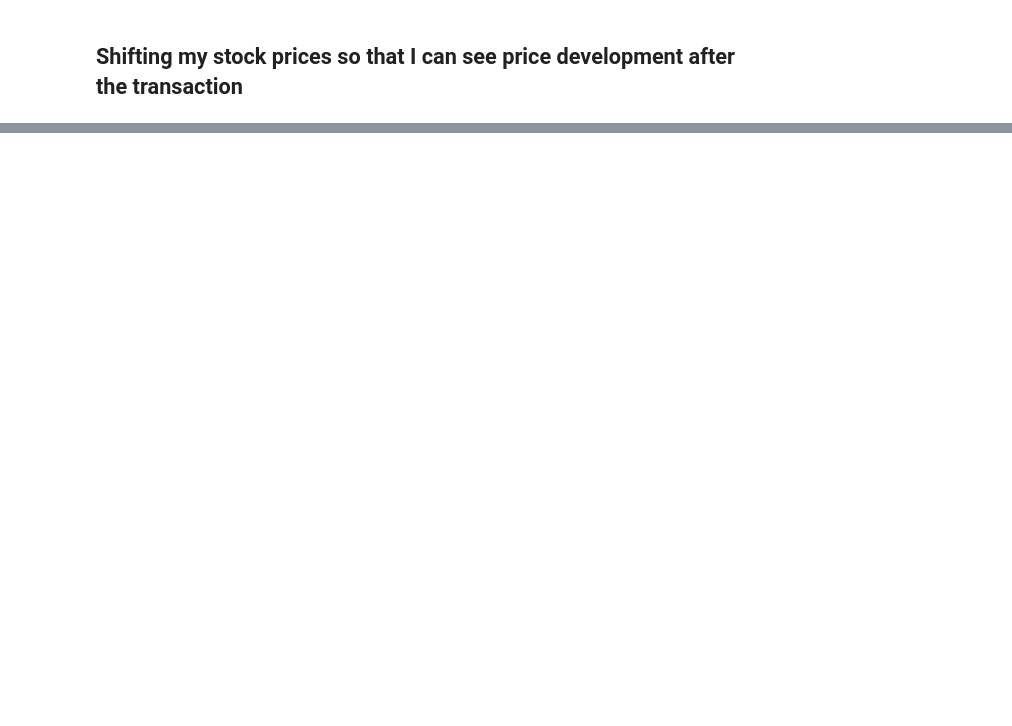
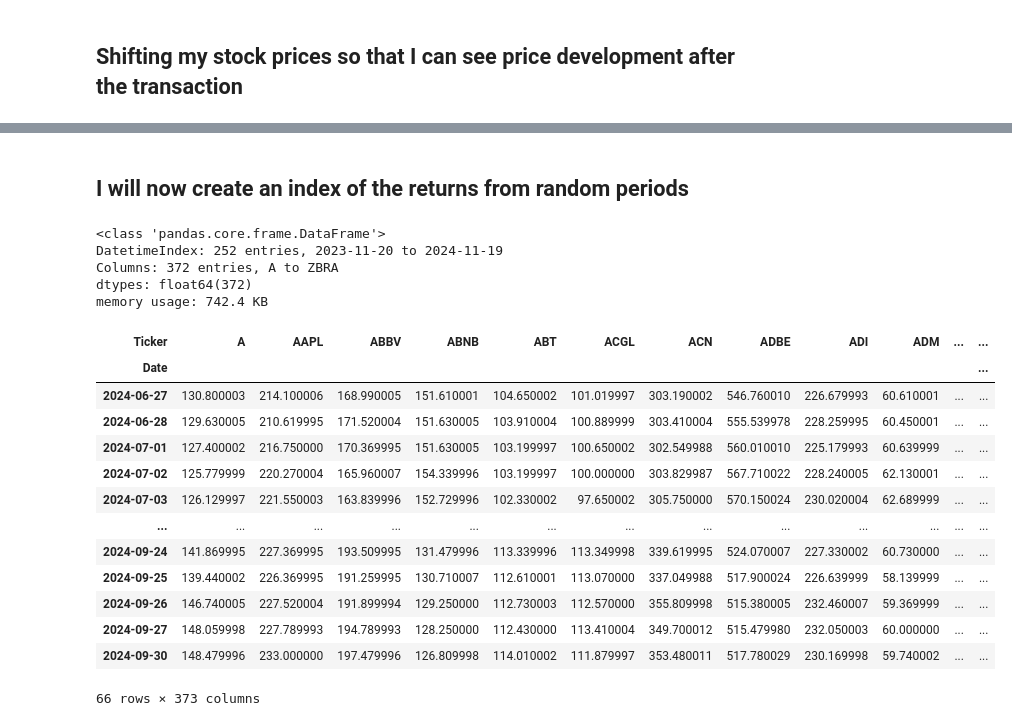
Before and after one commit to MarianaSwe/Insider_transactions, a Jupyter notebook: insiders_transactions.ipynb, the cells around one changed output, grey strips where cells are left out. Saved outputs shown, nothing was run; the diff lists cells and outputs as text; code cells hidden in the pictures; blank space fills up the shorter version.

```diff
--- a/insiders_transactions.ipynb
+++ b/insiders_transactions.ipynb
@@ -237,4 +232,6 @@ data_5=data.shift(periods=-5)
 # %%
 #do the same using a pivot table so that i can pull out the sum TRANS_SHARE and avg TRANS_PRICEPERSHARE
 
-piv_table=pd.pivot_table(combo,index=['TRANS_DATE','ISSUERTRADINGSYMBOL'],aggfunc={'TRANS_SHARES':np.sum,'value_transacted':np.sum})
+piv_table_sells=pd.pivot_table(combo_sells,index=['TRANS_DATE','ISSUERTRADINGSYMBOL'],aggfunc={'TRANS_SHARES':np.sum,'value_transacted':np.sum})
+piv_table_buys=pd.pivot_table(combo_buys,index=['TRANS_DATE','ISSUERTRADINGSYMBOL'],aggfunc={'TRANS_SHARES':np.sum,'value_transacted':np.sum})
+piv_table_buys.info()
@@ -240,0 +248,5 @@ piv_table=pd.pivot_table(combo,index=['TRANS_DATE','ISSUERTRADINGSYMBOL'],aggfun
+# %%
+#add column in to tell direction of trade
+piv_table_sells['direction']="S"
+piv_table_buys['direction']="P"
+piv_table_sells.info()
@@ -240,0 +264,4 @@ piv_table=pd.pivot_table(combo,index=['TRANS_DATE','ISSUERTRADINGSYMBOL'],aggfun
+# %%
+#join the data again
+piv_table=pd.concat([piv_table_sells,piv_table_buys], axis=0)
+piv_table.info()
@@ -354,0 +413,2 @@ memory usage: 167.2+ KB
+# %% [markdown]
+## I will now create an index of the returns from random periods
@@ -354,0 +428,36 @@ memory usage: 167.2+ KB
+# %%
+#Set range for the random trade dates (max is 2024-09-30, min is  2024-06-27)
+piv_table_control['TRANS_DATE'].min()
+data_control.info()
+# %% [output]
+<class 'pandas.core.frame.DataFrame'>
+DatetimeIndex: 252 entries, 2023-11-20 to 2024-11-19
+Columns: 372 entries, A to ZBRA
+dtypes: float64(372)
+memory usage: 742.4 KB
+# %%
+#We will now make a new index that we can later reference
+
+data_control=data
+ref=-1
+for idx, row in data_control.iterrows():
+    ref=ref+1
+    data_control.loc[idx,"ref_num"]=ref
+# %%
+# we now know we need the ref numbers 151-217 (which is same as our iloc)
+data_control.loc['2024-06-27':'2024-09-30',:]
+# %% [output]
+| Ticker | A | AAPL | ABBV | ABNB | ABT | ACGL | ACN | ADBE | ADI | ADM | ... | ... |
+| Date |  |  |  |  |  |  |  |  |  |  |  | ... |
+| 2024-06-27 | 130.800003 | 214.100006 | 168.990005 | 151.610001 | 104.650002 | 101.019997 | 303.190002 | 546.760010 | 226.679993 | 60.610001 | ... | ... |
+| 2024-06-28 | 129.630005 | 210.619995 | 171.520004 | 151.630005 | 103.910004 | 100.889999 | 303.410004 | 555.539978 | 228.259995 | 60.450001 | ... | ... |
+| 2024-07-01 | 127.400002 | 216.750000 | 170.369995 | 151.630005 | 103.199997 | 100.650002 | 302.549988 | 560.010010 | 225.179993 | 60.639999 | ... | ... |
+| 2024-07-02 | 125.779999 | 220.270004 | 165.960007 | 154.339996 | 103.199997 | 100.000000 | 303.829987 | 567.710022 | 228.240005 | 62.130001 | ... | ... |
+| 2024-07-03 | 126.129997 | 221.550003 | 163.839996 | 152.729996 | 102.330002 | 97.650002 | 305.750000 | 570.150024 | 230.020004 | 62.689999 | ... | ... |
+| ... | ... | ... | ... | ... | ... | ... | ... | ... | ... | ... | ... | ... |
+| 2024-09-24 | 141.869995 | 227.369995 | 193.509995 | 131.479996 | 113.339996 | 113.349998 | 339.619995 | 524.070007 | 227.330002 | 60.730000 | ... | ... |
+| 2024-09-25 | 139.440002 | 226.369995 | 191.259995 | 130.710007 | 112.610001 | 113.070000 | 337.049988 | 517.900024 | 226.639999 | 58.139999 | ... | ... |
+| 2024-09-26 | 146.740005 | 227.520004 | 191.899994 | 129.250000 | 112.730003 | 112.570000 | 355.809998 | 515.380005 | 232.460007 | 59.369999 | ... | ... |
+| 2024-09-27 | 148.059998 | 227.789993 | 194.789993 | 128.250000 | 112.430000 | 113.410004 | 349.700012 | 515.479980 | 232.050003 | 60.000000 | ... | ... |
+| 2024-09-30 | 148.479996 | 233.000000 | 197.479996 | 126.809998 | 114.010002 | 111.879997 | 353.480011 | 517.780029 | 230.169998 | 59.740002 | ... | ... |
+66 rows × 373 columns
```
Also changed, not shown: parts of 30 cells of this notebook, 12 other files.
